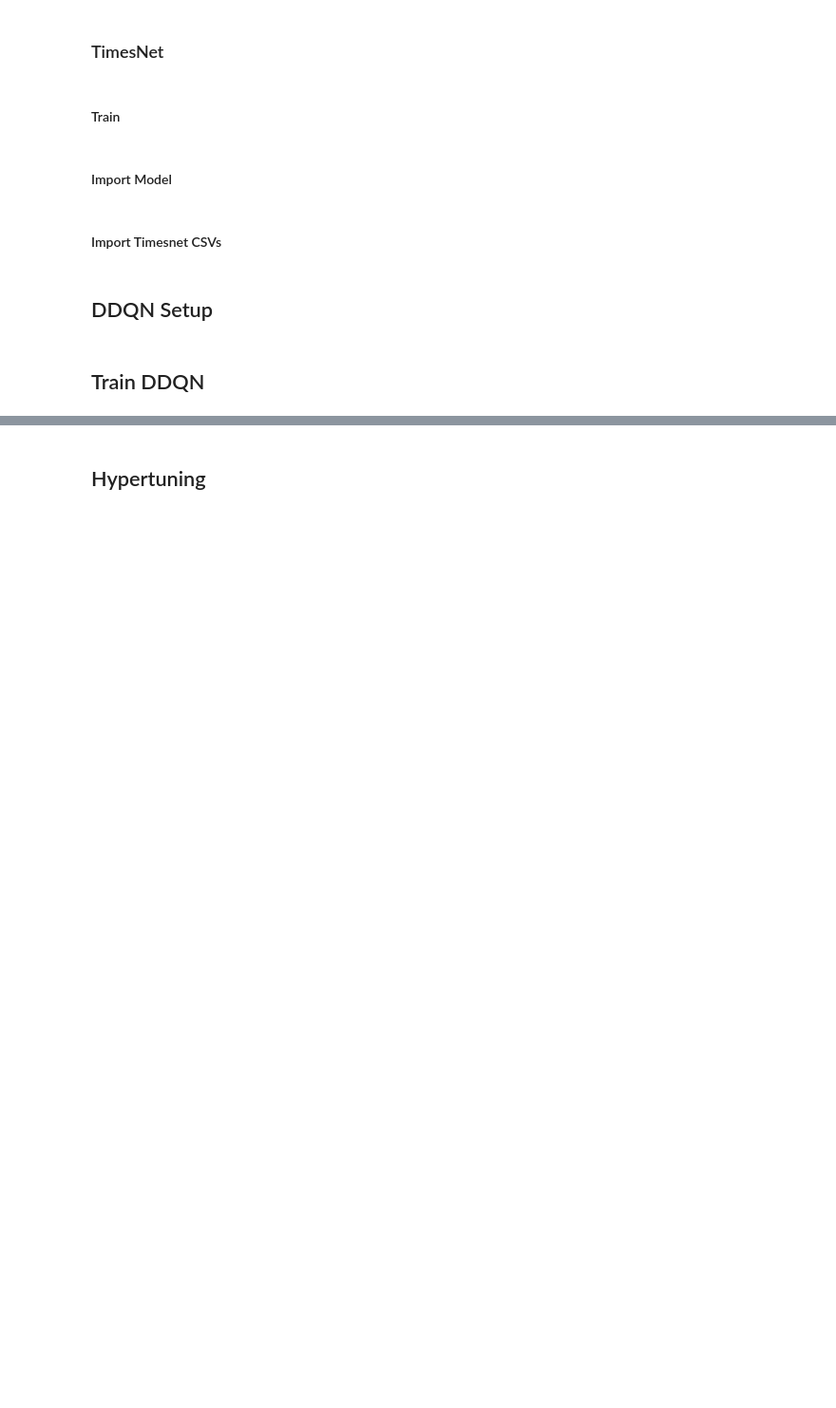
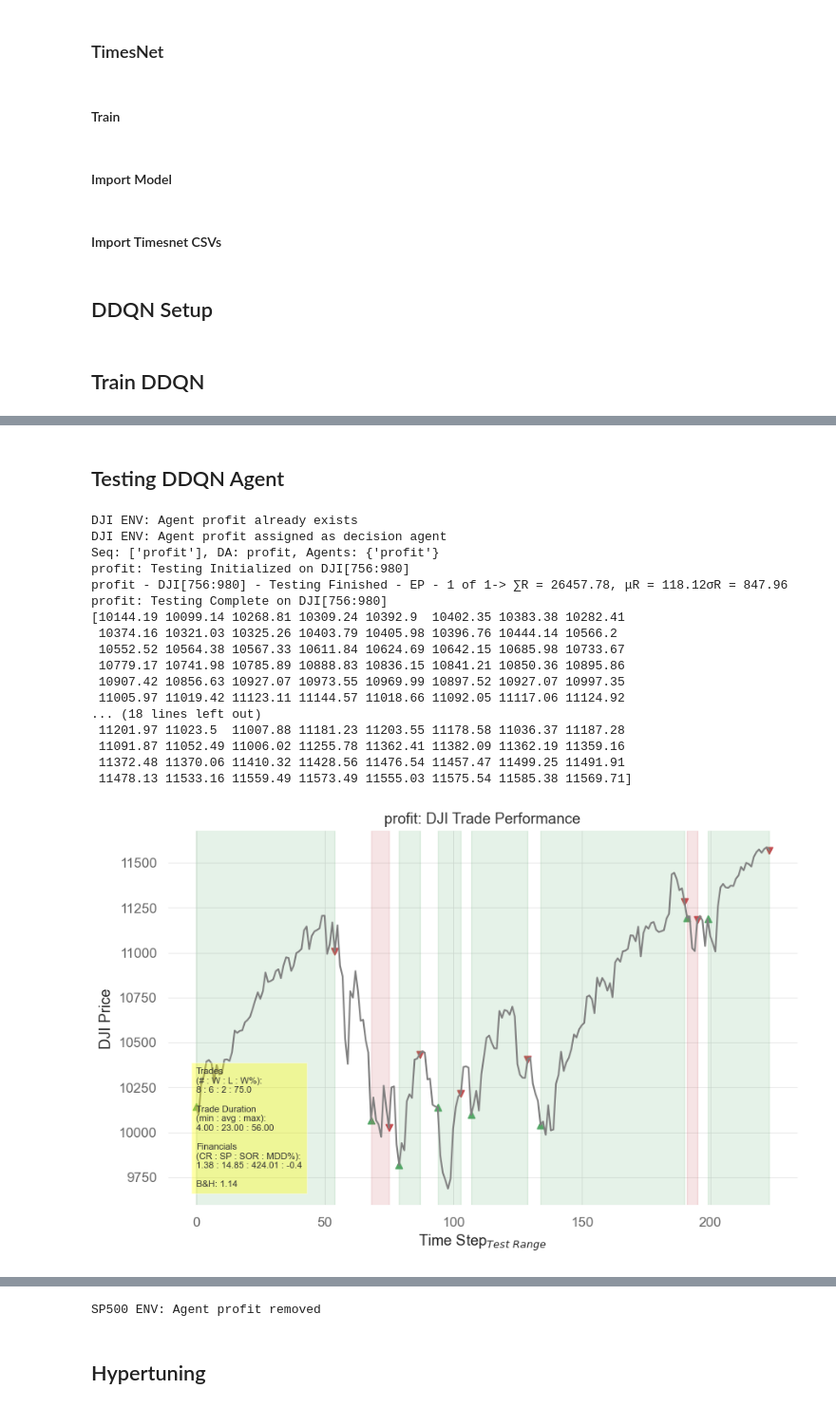
Before and after one commit to CodeBeckZero/MADDQN, a Jupyter notebook: single_agent_work_bench.ipynb, the cells around one changed output, grey strips where cells are left out. Shown at 95% size. Drawn from its saved outputs; the diff is of its cells as text; code cells hidden in the pictures; blank space fills up the shorter version.

Commit message:
First successful run of complete single agent bench

```diff
--- a/single_agent_work_bench.ipynb
+++ b/single_agent_work_bench.ipynb
@@ -287,13 +287,13 @@ best_ddqn_agent = DdqnAgent(name='profit',
                         input_size= 11,
                         hidden_size= 256,
                         output_size=3,
-                        activation_function = nn.GELU(),
+                        activation_function = nn.Tanh(),
                         num_hidden_layers = 2,
-                        buffer_size= 100,
-                        batch_size = 20,
-                        alpha = 0.001,
-                        gamma = 0.95,
-                        opt_wgt_dcy = 0.0,
+                        buffer_size= 150,
+                        batch_size = 30,
+                        alpha = 0.01,
+                        gamma = 0.97,
+                        opt_wgt_dcy = 0,
                         dropout_rate = 0.25,
                         device = device)
 # %% [markdown]
@@ -307,12 +307,13 @@ for key, rl_env in env.items():
 
     if key in trn_keys:
         timesnet.upload_csv(csv_path + stock_tn[key])
+        print(env[key].agent_sequence,env[key].DECISION_AGENT,env[key].agents)
         env[key].add_agent(best_ddqn_agent.get_name())
         env[key].set_decision_agent(best_ddqn_agent.get_name())
         best_ddqn_agent.set_environment(rl_env)
         best_ddqn_agent.train(start_idx = trn_idx[key][0],
                     end_idx=trn_idx[key][1],
-                    training_episodes= 100,
+                    training_episodes= 50,
                     epsilon_decya_func= linear_decay,
                     initial_epsilon= 0.9,
                     final_epsilon= 0.1,
@@ -322,10 +323,10 @@ for key, rl_env in env.items():
                     val_start_idx = val_idx[key][0],
                     val_end_idx = val_idx[key][1],
                     metric_func= metric_function,
-                    min_training_episodes = 20,
+                    min_training_episodes = 10,
                     early_stop = True,
                     stop_metric = 'val_tot_r',
-                    stop_patience = 7,
+                    stop_patience = 5,
                     stop_delta = 0.001)
 
         ## Export Training Session Data to CSV
@@ -344,0 +417,56 @@ display(env['DJI'].get_step_data())
+# %% [markdown]
+## Testing DDQN Agent
+# %%
+for key, rl_env in env.items():
+    test_name_path = f'{export_path}/{best_ddqn_agent.get_name()}'
+    if key in tst_keys:
+
+        test_name = f'{best_ddqn_agent.get_name()}-TST-{key}-{tst_idx[key][0]}_{tst_idx[key][0]}'
+        timesnet.upload_csv(csv_path + stock_tn[key])
+        env[key].add_agent(best_ddqn_agent.get_name())
+        env[key].set_decision_agent(best_ddqn_agent.get_name())
+        print(f'Seq: {env[key].agent_sequence}, DA: {env[key].DECISION_AGENT}, Agents: {env[key].agents}')
+        best_ddqn_agent.set_environment(rl_env)
+        best_ddqn_agent.test(start_idx = tst_idx[key][0],
+                             end_idx = tst_idx[key][1],
+                             metric_func= metric_function,
+                             testing_episodes=1)
+
+
+        ## Export Test data
+        a = env[key].get_step_data()
+        b = best_ddqn_agent.get_step_data()
+        combined_df = pd.concat([a,b],axis=1)
+        tst_df_file_name  = f'{test_name}.csv'
+        trn_df_save_path = test_name_path + '/' + tst_df_file_name
+        combined_df.to_csv(trn_df_save_path)
+
+        ## Generate Trading Graphic
+        tst_graph_file_name = trn_df_save_path[:-4] + '.png'
+        agentperform.agent_stock_performance(env[key].stock_price_data[tst_idx[key][0]:tst_idx[key][1]][:,-1,0], # Selecting all batches, last price of window, closing price
+                                            combined_df['Env Action'].to_numpy(),
+                                            key,
+                                            best_ddqn_agent.get_name(),
+                                            display_graph=True,
+                                            save_graphic=True,
+                                            path_file=tst_graph_file_name)
+        env[key].remove_agent(best_ddqn_agent.get_name())
+# %% [output]
+DJI ENV: Agent profit already exists
+DJI ENV: Agent profit assigned as decision agent
+Seq: ['profit'], DA: profit, Agents: {'profit'}
+profit: Testing Initialized on DJI[756:980]
+profit - DJI[756:980] - Testing Finished - EP - 1 of 1-> ∑R = 26457.78, μR = 118.12σR = 847.96
+profit: Testing Complete on DJI[756:980]
+[10144.19 10099.14 10268.81 10309.24 10392.9  10402.35 10383.38 10282.41
+ 10374.16 10321.03 10325.26 10403.79 10405.98 10396.76 10444.14 10566.2
+ 10552.52 10564.38 10567.33 10611.84 10624.69 10642.15 10685.98 10733.67
+ 10779.17 10741.98 10785.89 10888.83 10836.15 10841.21 10850.36 10895.86
+ 10907.42 10856.63 10927.07 10973.55 10969.99 10897.52 10927.07 10997.35
+ 11005.97 11019.42 11123.11 11144.57 11018.66 11092.05 11117.06 11124.92
+... (18 lines left out)
+ 11201.97 11023.5  11007.88 11181.23 11203.55 11178.58 11036.37 11187.28
+ 11091.87 11052.49 11006.02 11255.78 11362.41 11382.09 11362.19 11359.16
+ 11372.48 11370.06 11410.32 11428.56 11476.54 11457.47 11499.25 11491.91
+ 11478.13 11533.16 11559.49 11573.49 11555.03 11575.54 11585.38 11569.71]
+[figure, added]
@@ -345,3 +509,4 @@ display(env['DJI'].get_step_data())
+SP500 ENV: Agent profit removed
 # %% [markdown]
 ## Hypertuning
 # %%
```
Also changed, not shown: parts of 5 cells of this notebook, 2 other files.
